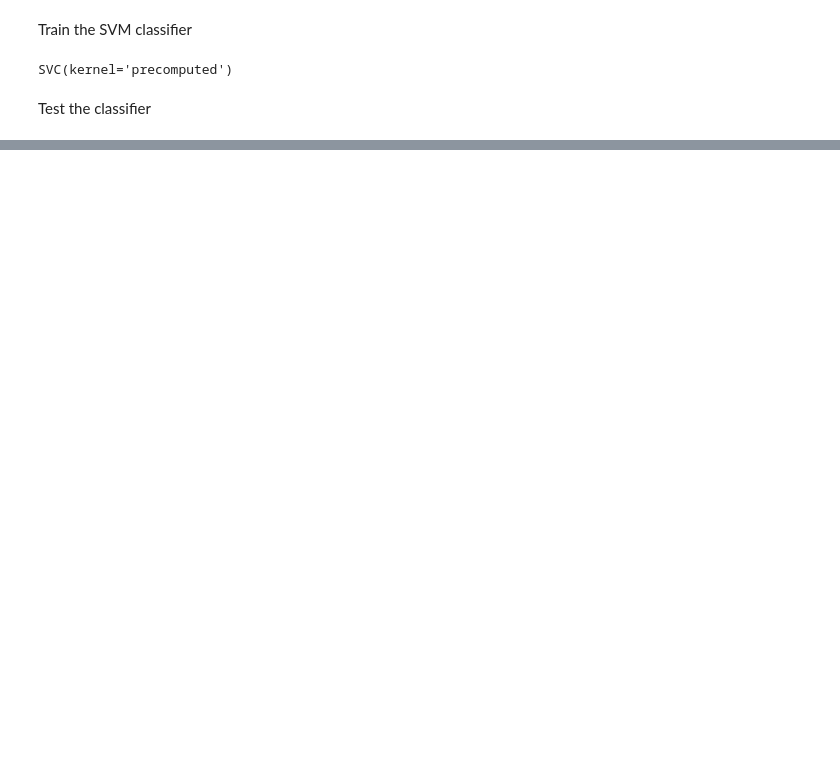
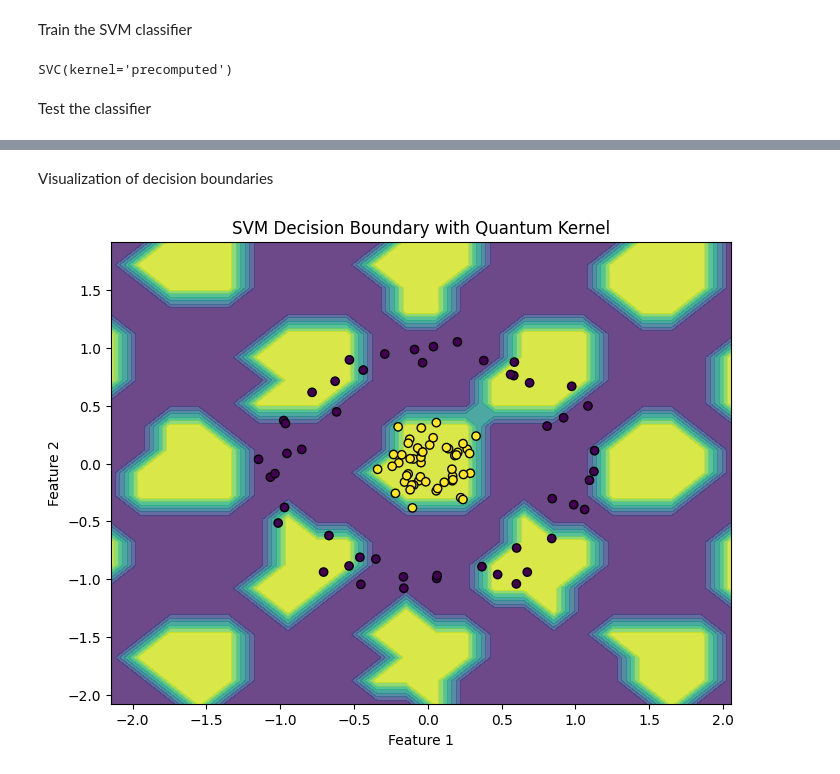
Before and after one commit to Caephas/Q-svm-classification-, a Jupyter notebook: quantumsvm.ipynb, the cells around one changed output, grey strips where cells are left out. Drawn from its saved outputs; the diff is of its cells as text; code cells hidden in the pictures; blank space fills up the shorter version.

```diff
--- a/quantumsvm.ipynb
+++ b/quantumsvm.ipynb
@@ -67,0 +94,31 @@ Classification accuracy: 80.0%
+# %% [markdown]
+Visualization of decision boundaries
+# %%
+# Create a mesh to plot in
+x_min, x_max = features[:, 0].min() - 1, features[:, 0].max() + 1
+y_min, y_max = features[:, 1].min() - 1, features[:, 1].max() + 1
+xx, yy = np.meshgrid(np.arange(x_min, x_max, 0.2),
+                     np.arange(y_min, y_max, 0.2))
+
+# Transform grid using the same scaler
+grid_features = scaler.transform(np.c_[xx.ravel(), yy.ravel()])
+
+# Calculate the kernel matrix for the grid features
+grid_kernel_matrix = quantum_kernel.evaluate(x_vec=grid_features, y_vec=train_features)
+
+# Predict each point on the grid
+Z = svc.predict(grid_kernel_matrix)
+Z = Z.reshape(xx.shape)
+
+# Plot the results
+plt.figure(figsize=(8, 6))
+plt.contourf(xx, yy, Z, cmap='viridis', alpha=0.8)
+plt.scatter(features[:, 0], features[:, 1], c=labels, cmap='viridis', edgecolors='k')
+plt.title('SVM Decision Boundary with Quantum Kernel')
+plt.xlim(xx.min(), xx.max())
+plt.ylim(yy.min(), yy.max())
+plt.xlabel('Feature 1')
+plt.ylabel('Feature 2')
+plt.show()
+# %% [output]
+[figure, added]
```
Also changed, not shown: parts of 5 cells of this notebook, 1 other file.
